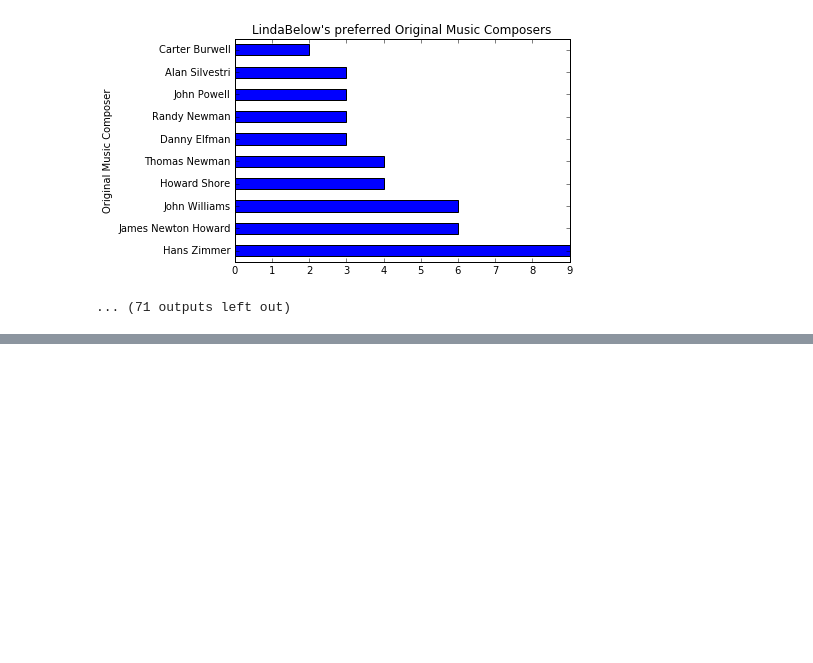
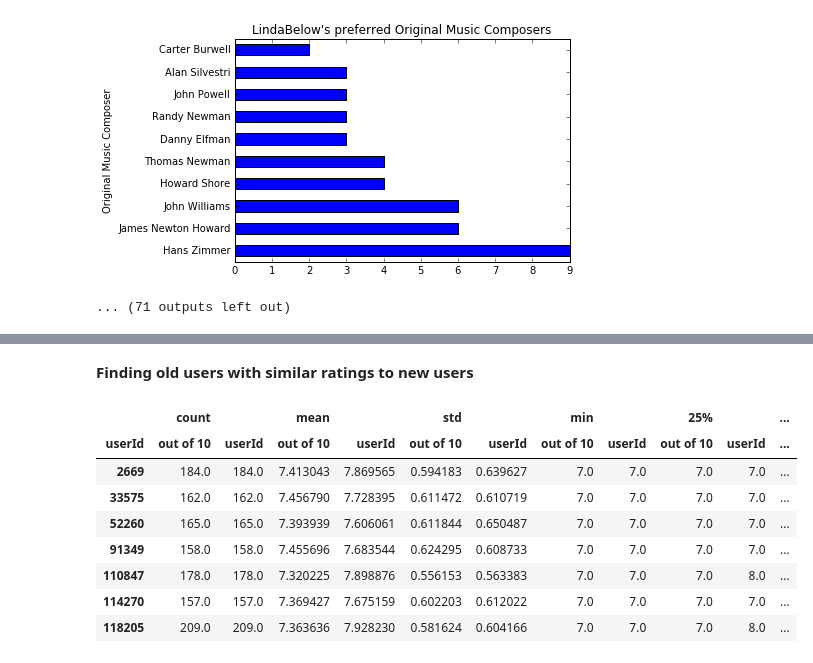
Before and after one commit to bartstonejjj/DataScienceIntensive, a Jupyter notebook: Capstone/Film Recommendation Engine.ipynb, the cells around one changed output, grey strips where cells are left out. Cells and saved outputs as stored; diff of their text form; code cells hidden in the pictures; blank space fills up the shorter version.

```diff
--- a/Capstone/Film Recommendation Engine.ipynb
+++ b/Capstone/Film Recommendation Engine.ipynb
@@ -858 +878,3 @@ df.plot(kind = 'scatter', x = 'Amount of old users',
+# %% [markdown]
+**Finding old users with similar ratings to new users**
 # %%
@@ -893,8 +915,26 @@ def find_similar_hist_users(sheet_name, user_name, max_num_users, only_match_goo
     similiar_users['%s %s' % (sheet_name, user_name)] = results
 # %%
 # Find the most similar raters for each user
+# This takes ages and/or locks up the computer, so it won't be run all the time.
+have_good_computer = False
 similiar_users = {}
-for sheet, usrs in users.iteritems():
-    for usr in usrs:
-        find_similar_hist_users(sheet, usr, max_num_users = pd.np.Inf, only_match_good = True,
-            tolerance = 0.05, similiar_users = similiar_users)
+if have_good_computer:
+    for sheet, usrs in users.iteritems():
+        for usr in usrs:
+            find_similar_hist_users(sheet, usr, max_num_users = pd.np.Inf, only_match_good = True,
+                tolerance = 0.05, similiar_users = similiar_users)
+
+# Instead do this for a single user:
+find_similar_hist_users('Films_Justin', 'Reviewed', max_num_users = 200, only_match_good = True,
+                tolerance = 0.10, similiar_users = similiar_users)
+similiar_users['Films_Justin Reviewed']
+# %% [output]
+|  | count |  | mean |  | std |  | min |  | 25% |  | ... |
+| userId | out of 10 | userId | out of 10 | userId | out of 10 | userId | out of 10 | userId | out of 10 | userId | ... |
+| 2669 | 184.0 | 184.0 | 7.413043 | 7.869565 | 0.594183 | 0.639627 | 7.0 | 7.0 | 7.0 | 7.0 | ... |
+| 33575 | 162.0 | 162.0 | 7.456790 | 7.728395 | 0.611472 | 0.610719 | 7.0 | 7.0 | 7.0 | 7.0 | ... |
+| 52260 | 165.0 | 165.0 | 7.393939 | 7.606061 | 0.611844 | 0.650487 | 7.0 | 7.0 | 7.0 | 7.0 | ... |
+| 91349 | 158.0 | 158.0 | 7.455696 | 7.683544 | 0.624295 | 0.608733 | 7.0 | 7.0 | 7.0 | 7.0 | ... |
+| 110847 | 178.0 | 178.0 | 7.320225 | 7.898876 | 0.556153 | 0.563383 | 7.0 | 7.0 | 7.0 | 8.0 | ... |
+| 114270 | 157.0 | 157.0 | 7.369427 | 7.675159 | 0.602203 | 0.612022 | 7.0 | 7.0 | 7.0 | 7.0 | ... |
+| 118205 | 209.0 | 209.0 | 7.363636 | 7.928230 | 0.581624 | 0.604166 | 7.0 | 7.0 | 7.0 | 8.0 | ... |
```
Also changed, not shown: parts of 43 cells of this notebook, 1 other file.
